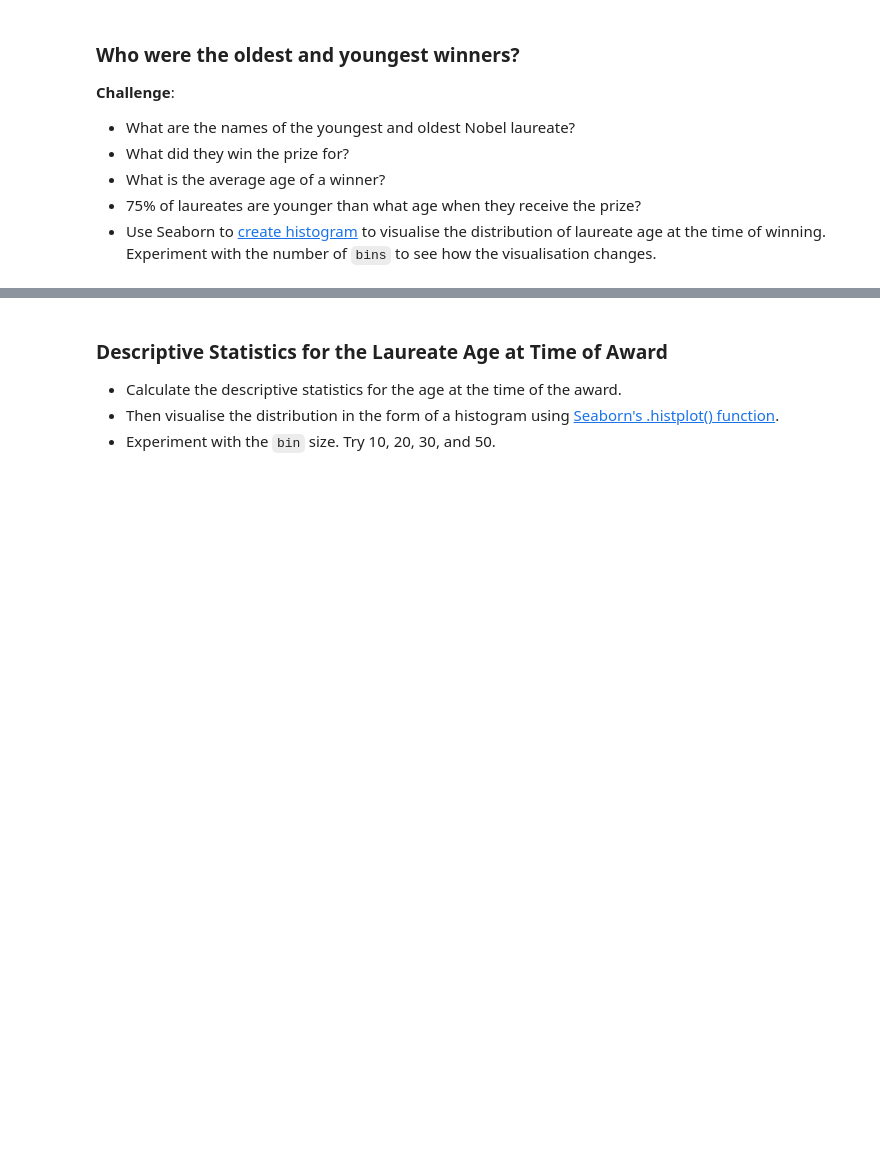
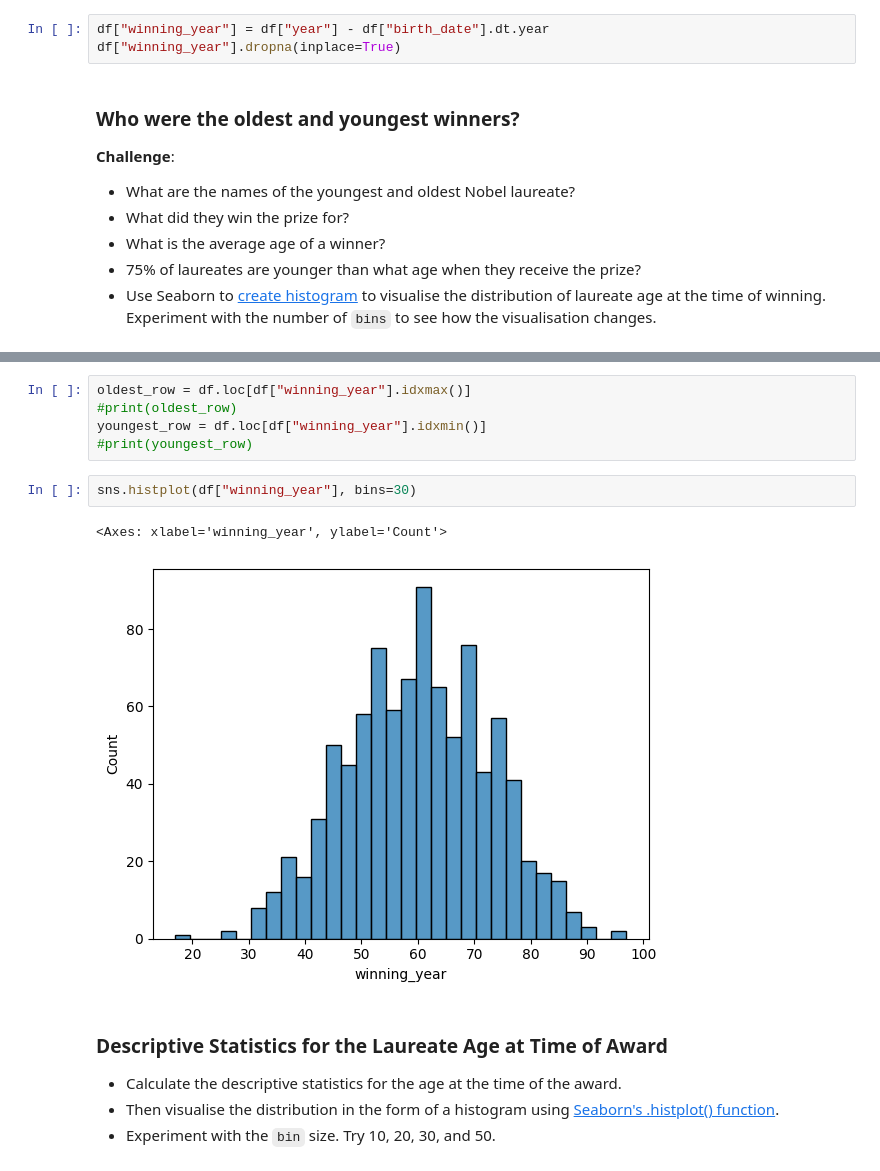
Before and after one commit to KenkiCZ/google_notebooks, a Jupyter notebook: C106_Nobel_price.ipynb, the cells around one changed output, grey strips where cells are left out. Cells and saved outputs as stored; diff of their text form; blank space fills up the shorter version.

```diff
--- a/C106_Nobel_price.ipynb
+++ b/C106_Nobel_price.ipynb
@@ -447,3 +729,6 @@ How Old Are the Laureates When the Win the Prize?
+# %%
+df["winning_year"] = df["year"] - df["birth_date"].dt.year
+df["winning_year"].dropna(inplace=True)
 # %% [markdown]
 ### Who were the oldest and youngest winners?
 
@@ -456,3 +753,13 @@ How Old Are the Laureates When the Win the Prize?
+# %%
+oldest_row = df.loc[df["winning_year"].idxmax()]
+#print(oldest_row)
+youngest_row = df.loc[df["winning_year"].idxmin()]
+#print(youngest_row)
+# %%
+sns.histplot(df["winning_year"], bins=30)
+# %% [output]
+<Axes: xlabel='winning_year', ylabel='Count'>
+[figure, added]
 # %% [markdown]
 ### Descriptive Statistics for the Laureate Age at Time of Award
 
```
Also changed, not shown: parts of 39 cells of this notebook.
